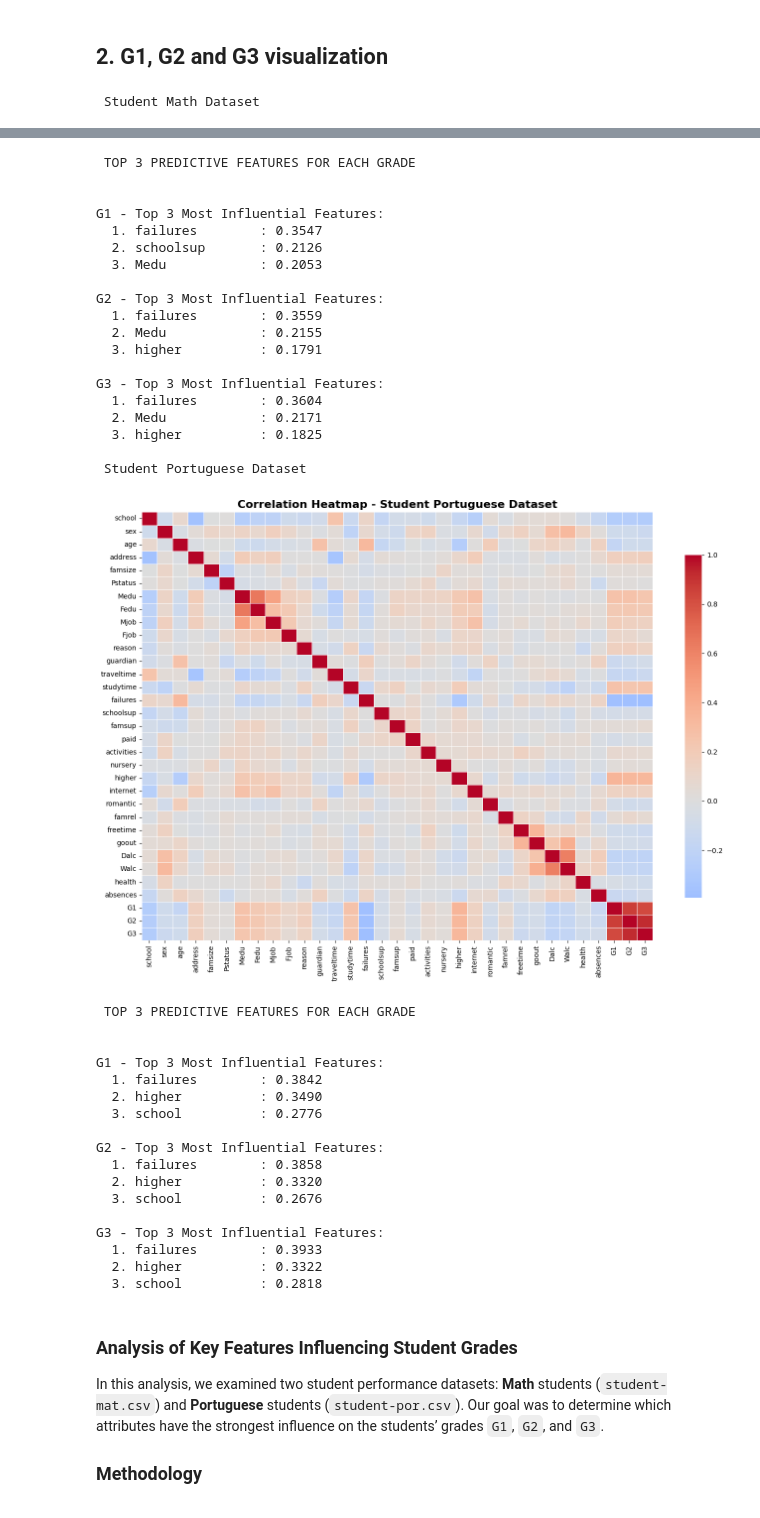
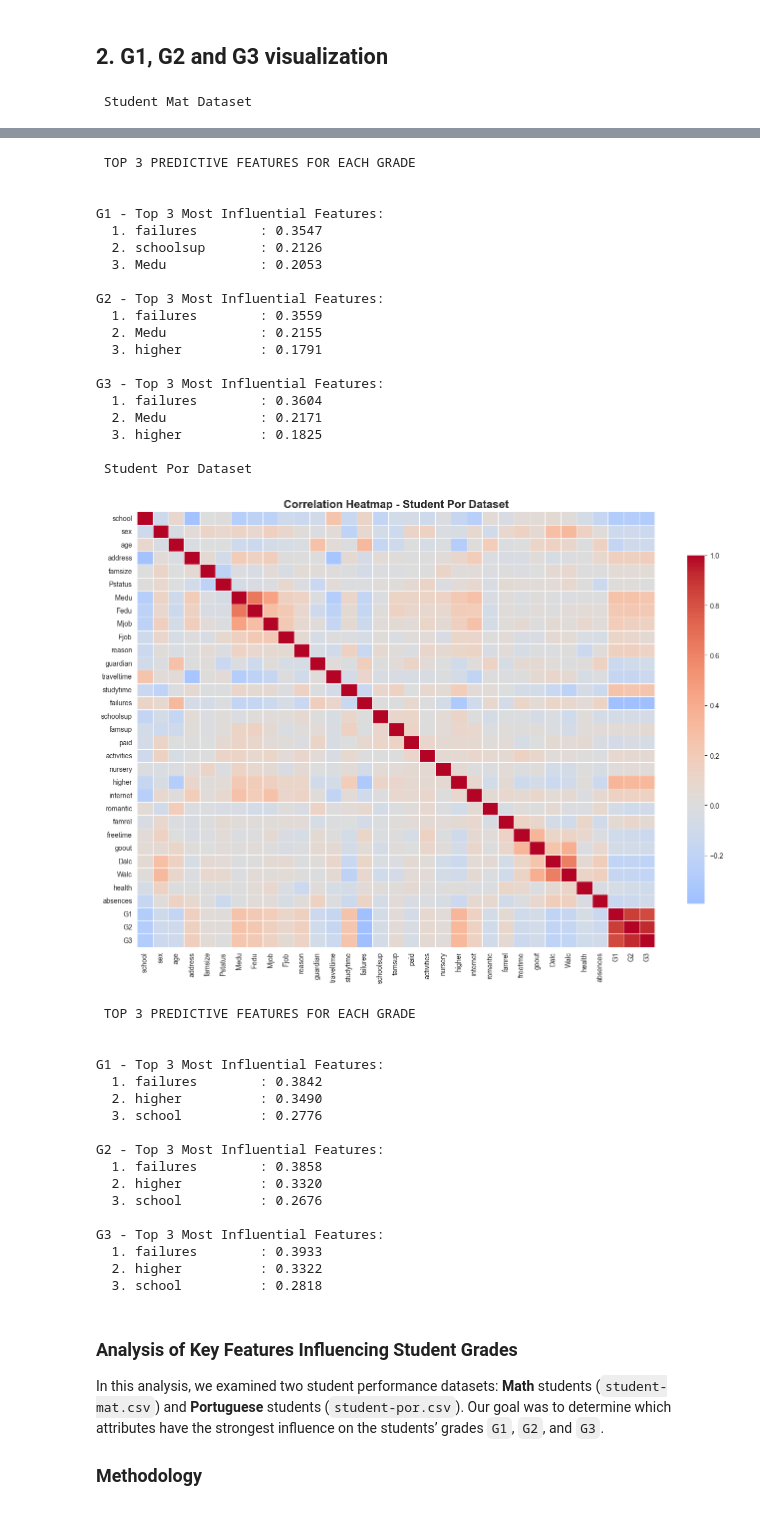
Before and after one commit to orchlonn/CS-456, a Jupyter notebook: Labs/Lab-5/Lab5.ipynb, the cells around one changed output, grey strips where cells are left out. Cells and saved outputs as stored; diff of their text form; code cells hidden in the pictures.

```diff
--- a/Labs/Lab-5/Lab5.ipynb
+++ b/Labs/Lab-5/Lab5.ipynb
@@ -114,7 +114,7 @@ def analyze_dataset(df, title):
     return corr
 # %%
 # Run analysis on both datasets
-corr_mat = analyze_dataset(student_mat_df, "Student Math Dataset")
-corr_por = analyze_dataset(student_por_df, "Student Portuguese Dataset")
+corr_mat = analyze_dataset(student_mat_df, "Student Mat Dataset")
+corr_por = analyze_dataset(student_por_df, "Student Por Dataset")
 # %% [output]
- Student Math Dataset
+ Student Mat Dataset
@@ -122,23 +122,23 @@ corr_por = analyze_dataset(student_por_df, "Student Portuguese Dataset")
  TOP 3 PREDICTIVE FEATURES FOR EACH GRADE
 
 
 G1 - Top 3 Most Influential Features:
   1. failures        : 0.3547
   2. schoolsup       : 0.2126
   3. Medu            : 0.2053
 
 G2 - Top 3 Most Influential Features:
   1. failures        : 0.3559
   2. Medu            : 0.2155
   3. higher          : 0.1791
 
 G3 - Top 3 Most Influential Features:
   1. failures        : 0.3604
   2. Medu            : 0.2171
   3. higher          : 0.1825
 
- Student Portuguese Dataset
+ Student Por Dataset
-[figure, old version]
+[figure, new version]
  TOP 3 PREDICTIVE FEATURES FOR EACH GRADE
 
 
```
Also changed, not shown: parts of 16 cells of this notebook.
